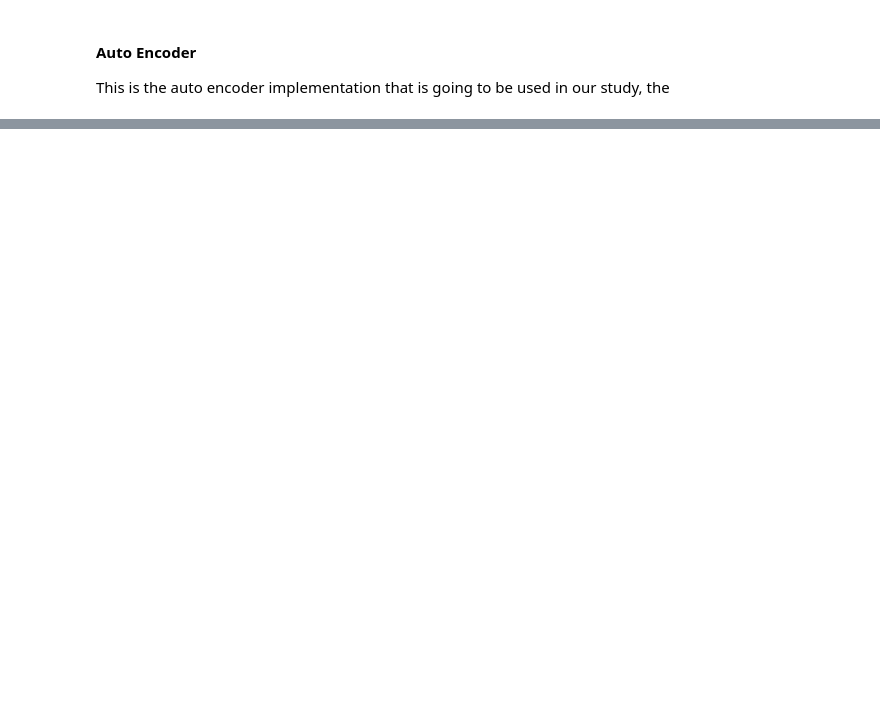
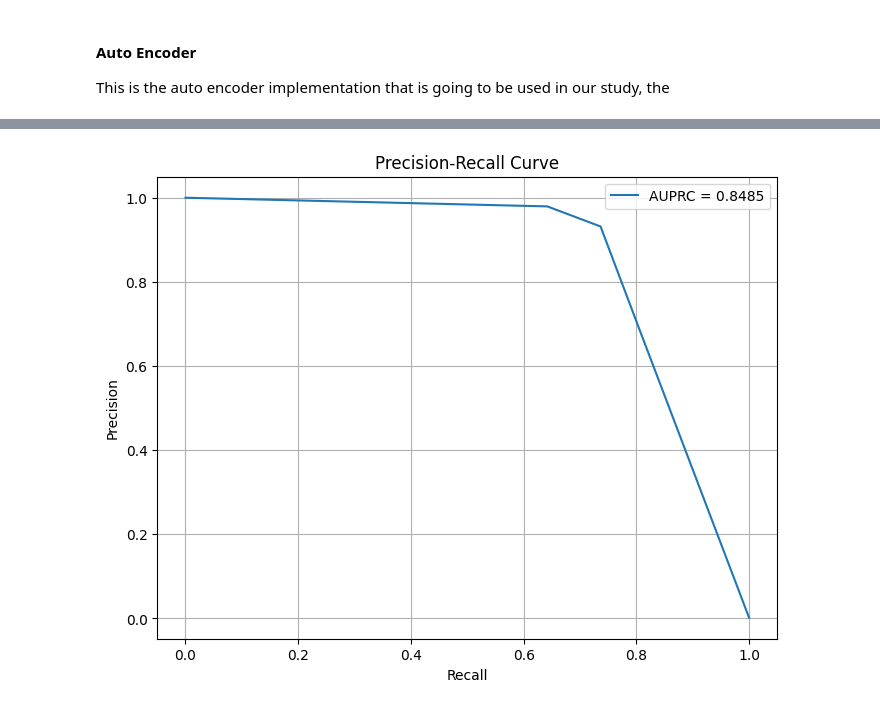
Before and after one commit to lucaszetterberg/Credit-card-fraud-study, a Jupyter notebook: auto_encoder.ipynb, the cells around one changed output, grey strips where cells are left out. Cells and saved outputs as stored; diff of their text form; code cells hidden in the pictures; blank space fills up the shorter version.

Commit message:
model complete for training only illegitimate and legitimate transaction

```diff
--- a/auto_encoder.ipynb
+++ b/auto_encoder.ipynb
@@ -66,4 +73,4 @@ AutoEncoderModel.compile(optimizer='adam', loss='mse')
 # %%
-AutoEncoderModel.fit(x_train, x_train, epochs=50, batch_size=512, validation_data=(x_test, x_test))
+autoencoder_model.fit(x_train_scaled, x_train_scaled, epochs=50, batch_size=512, validation_data=(x_test_scaled, x_test_scaled))
 # %% [output]
 Epoch 1/50
@@ -86 +93,6 @@ Epoch 50/50
 <keras.src.callbacks.history.History at 0x...>
+# %%
+encoder_model = Model(inputs=autoencoder_model.input, outputs=Encoder)
+# %%
+encoded_x_train = encoder_model.predict(x_train_scaled)
+encoded_x_test = encoder_model.predict(x_test_scaled)
@@ -86,0 +102,3 @@ Epoch 50/50
+# %%
+knn = KNeighborsClassifier(n_neighbors=3)
+knn.fit(encoded_x_train, y_train)
@@ -86,0 +127,18 @@ Epoch 50/50
+# %%
+# Get precision-recall values
+precision, recall, _ = precision_recall_curve(y_test, knn.predict_proba(encoded_x_test)[:, 1])
+
+# Compute AUPRC
+auprc = auc(recall, precision)
+
+# Plot Precision-Recall curve
+plt.figure(figsize=(8, 6))
+plt.plot(recall, precision, label=f"AUPRC = {auprc:.4f}")
+plt.xlabel("Recall")
+plt.ylabel("Precision")
+plt.title("Precision-Recall Curve")
+plt.legend()
+plt.grid()
+plt.show()
+# %% [output]
+[figure, added]
```
Also changed, not shown: parts of 10 cells of this notebook.
